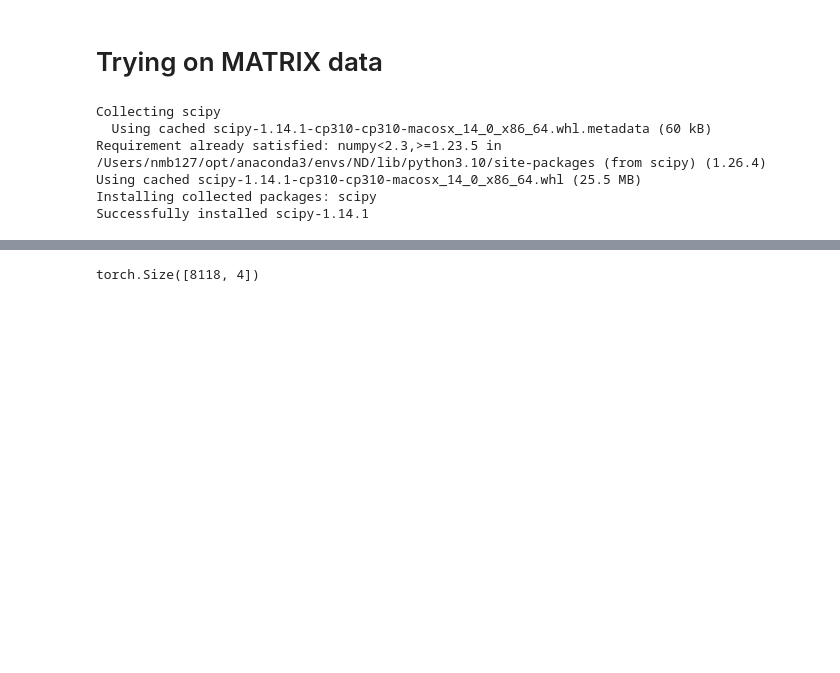
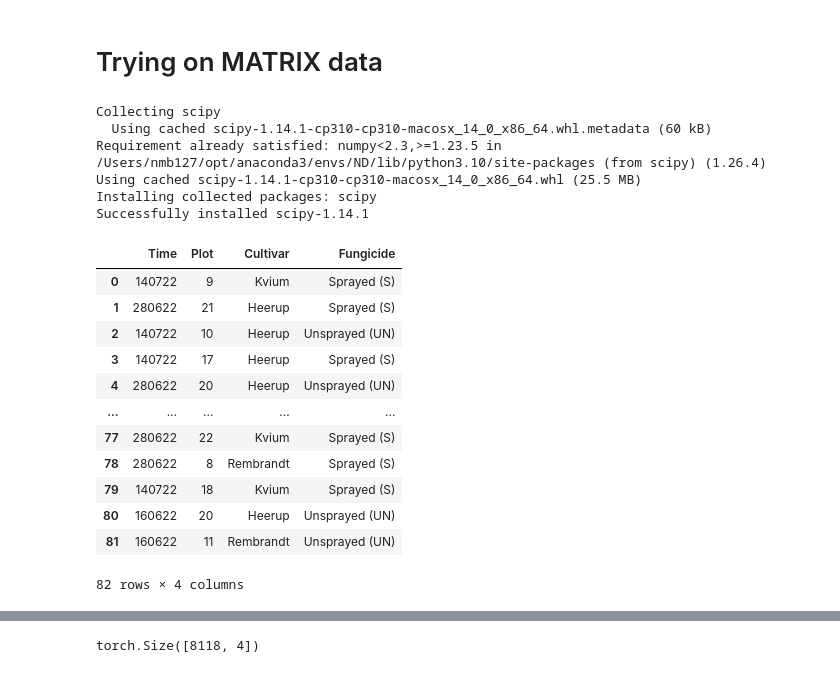
Before and after one commit to sgalkina/NeuralDecompositionMATRIX, a Jupyter notebook: toy_example.ipynb, the cells around one changed output, grey strips where cells are left out. Saved outputs shown, nothing was run; the diff lists cells and outputs as text; code cells hidden in the pictures; blank space fills up the shorter version.

```diff
--- a/toy_example.ipynb
+++ b/toy_example.ipynb
@@ -350,6 +350,22 @@ df_cov = pd.read_excel("~/Documents/data_integration/data/MATRIX_TS_blocks.xlsx"
 # Y = Y / row_sums
 
 # Y = generalized_log_transform(Y, a=1)
+# %%
+df_cov
+# %% [output]
+|  | Time | Plot | Cultivar | Fungicide |
+| 0 | 140722 | 9 | Kvium | Sprayed (S) |
+| 1 | 280622 | 21 | Heerup | Sprayed (S) |
+| 2 | 140722 | 10 | Heerup | Unsprayed (UN) |
+| 3 | 140722 | 17 | Heerup | Sprayed (S) |
+| 4 | 280622 | 20 | Heerup | Unsprayed (UN) |
+| ... | ... | ... | ... | ... |
+| 77 | 280622 | 22 | Kvium | Sprayed (S) |
+| 78 | 280622 | 8 | Rembrandt | Sprayed (S) |
+| 79 | 140722 | 18 | Kvium | Sprayed (S) |
+| 80 | 160622 | 20 | Heerup | Unsprayed (UN) |
+| 81 | 160622 | 11 | Rembrandt | Unsprayed (UN) |
+82 rows × 4 columns
 # %%
 Y = result_matrix.to_numpy()
 Y = torch.Tensor(Y)
```
Also changed, not shown: parts of 29 cells of this notebook, 2 other files.
